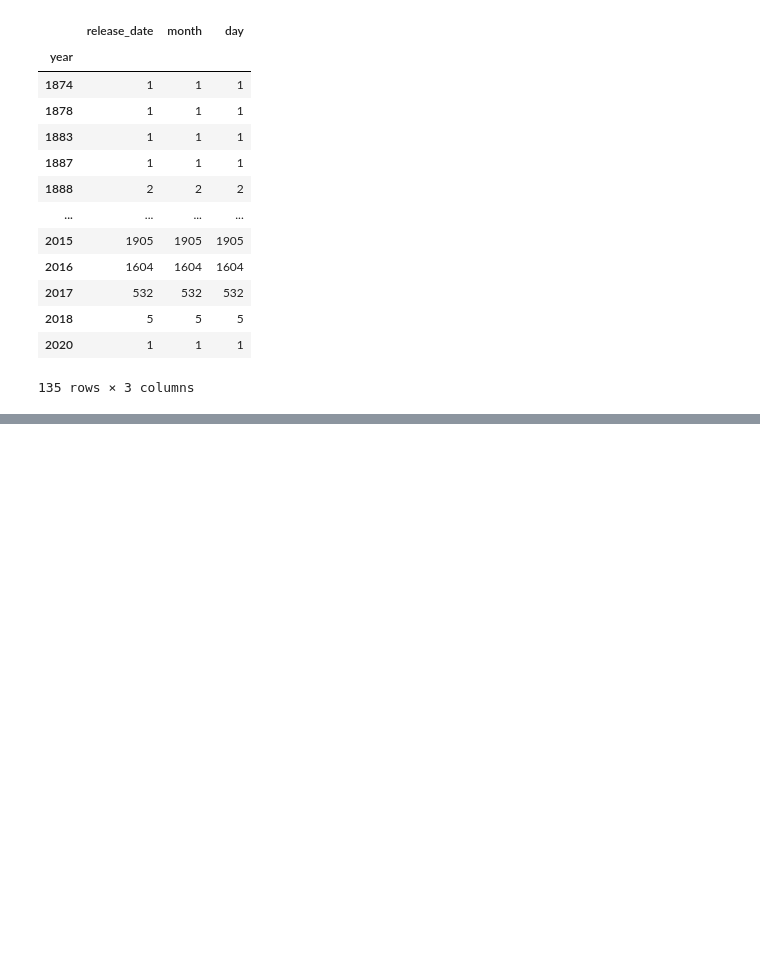
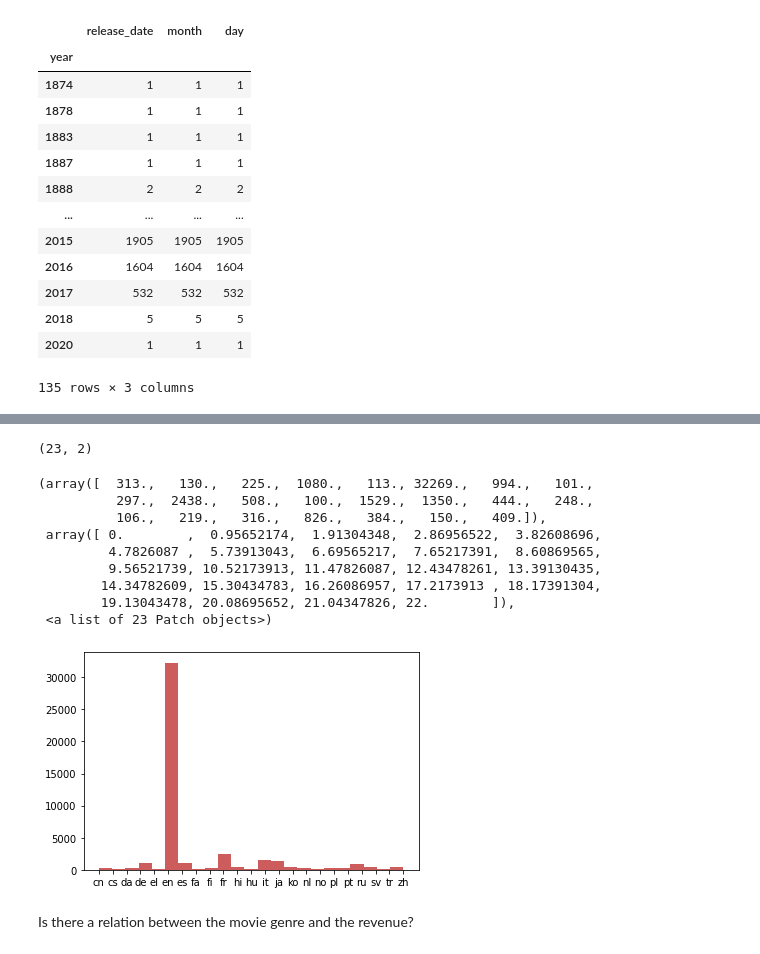
Before and after one commit to cleziac/Programming-Project, a Jupyter notebook: ds_programming_project.ipynb, the cells around one changed output, grey strips where cells are left out. Drawn from its saved outputs; the diff is of its cells as text; code cells hidden in the pictures; blank space fills up the shorter version.

```diff
--- a/ds_programming_project.ipynb
+++ b/ds_programming_project.ipynb
@@ -304,0 +393,25 @@ mv_per_year
+# %%
+# For the sake of the analysis and the better comprehension of the graph,
+# only languages with an occurence in movies >= 100 will be displayed.
+
+lang_df_mask = lang_df[lang_df['counts'] >= 100]
+lang_df_mask.shape
+# %% [output]
+(23, 2)
+# %%
+hist(lang_df_mask.languages, weights=lang_df_mask.counts,
+     orientation = 'vertical', label = lang_df_mask.languages, bins = 23,
+     color = 'indianred')
+# %% [output]
+(array([  313.,   130.,   225.,  1080.,   113., 32269.,   994.,   101.,
+          297.,  2438.,   508.,   100.,  1529.,  1350.,   444.,   248.,
+          106.,   219.,   316.,   826.,   384.,   150.,   409.]),
+ array([ 0.        ,  0.95652174,  1.91304348,  2.86956522,  3.82608696,
+         4.7826087 ,  5.73913043,  6.69565217,  7.65217391,  8.60869565,
+         9.56521739, 10.52173913, 11.47826087, 12.43478261, 13.39130435,
+        14.34782609, 15.30434783, 16.26086957, 17.2173913 , 18.17391304,
+        19.13043478, 20.08695652, 21.04347826, 22.        ]),
+ <a list of 23 Patch objects>)
+[figure, added]
+# %% [markdown]
+Is there a relation between the movie genre and the revenue?
```
Also changed, not shown: parts of 19 cells of this notebook.
